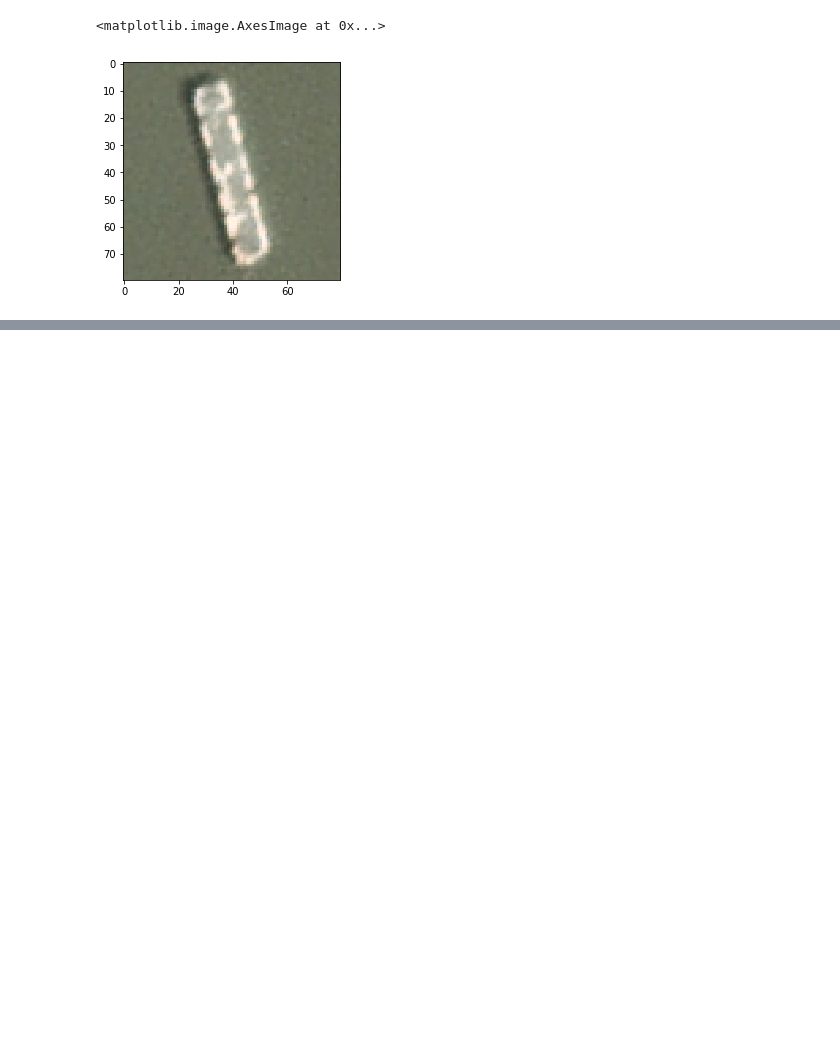
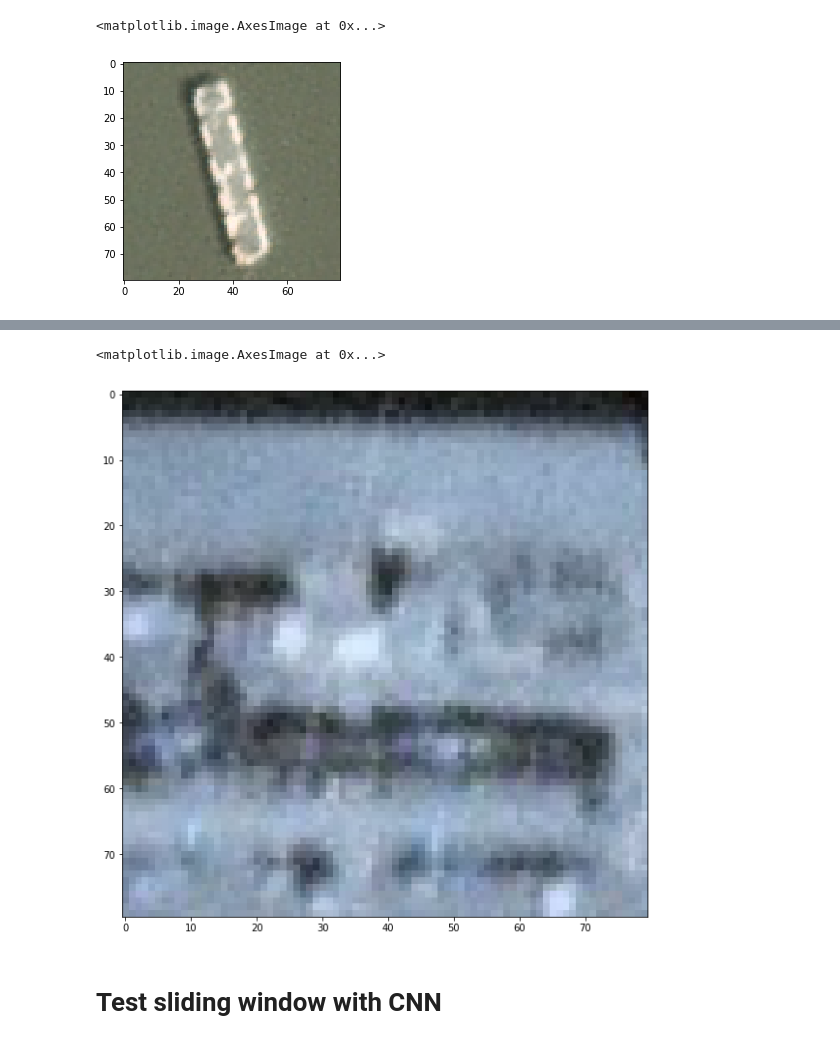
Before and after one commit to NourO93/shipsnet, a Jupyter notebook: Svm-tuning-slidingwindow.ipynb, the cells around one changed output, grey strips where cells are left out. Drawn from its saved outputs; the diff is of its cells as text; code cells hidden in the pictures; blank space fills up the shorter version.

```diff
--- a/Svm-tuning-slidingwindow.ipynb
+++ b/Svm-tuning-slidingwindow.ipynb
@@ -279,0 +406,13 @@ plt.imshow(image_data[200])
+# %%
+(winW, winH) = (80, 80)
+
+windows = []
+i = 0
+for (x, y, window) in sliding_window(scene, stepSize=20, windowSize=(winW, winH)):
+    if window.shape[0] != winH or window.shape[1] != winW:
+        continue
+    x_image =np.ravel(window)
+    y_pred = clf.predict(x_image.reshape(1, -1))[0]
+    if y_pred ==1:
+        windows.append(window)
+    i+=1
@@ -280,2 +423,9 @@ plt.imshow(image_data[200])
+# %%
+plt.imshow(windows[1])
+# %% [output]
+<matplotlib.image.AxesImage at 0x...>
+[figure, added]
+# %% [markdown]
+# Test sliding window with CNN
 # %%
 scene = cv2.imread('shipsnet_data/scenes/lb_1.jpg')
```
Also changed, not shown: parts of 26 cells of this notebook, 4 other files.
